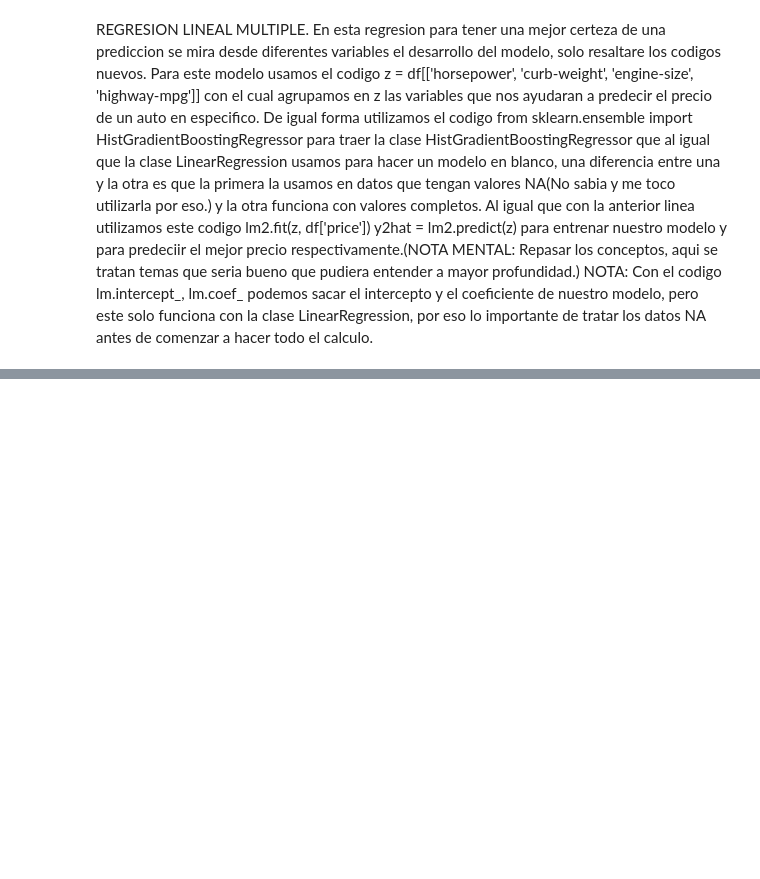
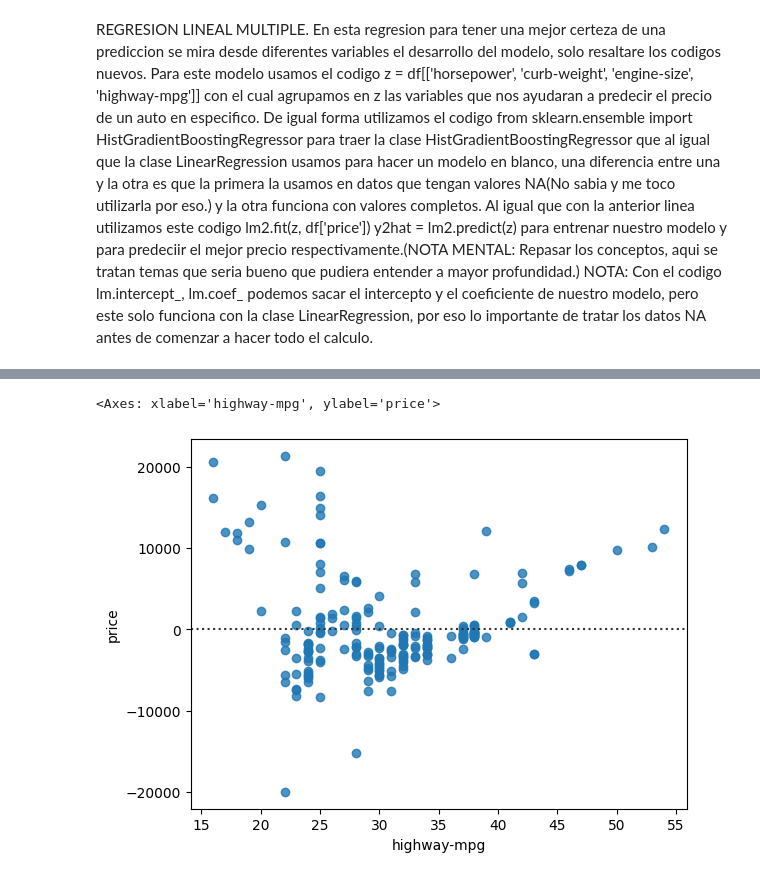
Before and after one commit to HDanny7/CDP, a Jupyter notebook: Senatec/Analisis de Datos/ejemplo.ipynb, the cells around one changed output, grey strips where cells are left out. Drawn from its saved outputs; the diff is of its cells as text; code cells hidden in the pictures; blank space fills up the shorter version.

```diff
--- a/Senatec/Analisis de Datos/ejemplo.ipynb
+++ b/Senatec/Analisis de Datos/ejemplo.ipynb
@@ -545,0 +561,5 @@ y2hat = lm2.predict(z) para entrenar nuestro modelo y para predeciir el mejor pr
+# %%
+sns.residplot(x='highway-mpg', y='price', data=df)
+# %% [output]
+<Axes: xlabel='highway-mpg', ylabel='price'>
+[figure, added]
```
Also changed, not shown: parts of 7 cells of this notebook.
